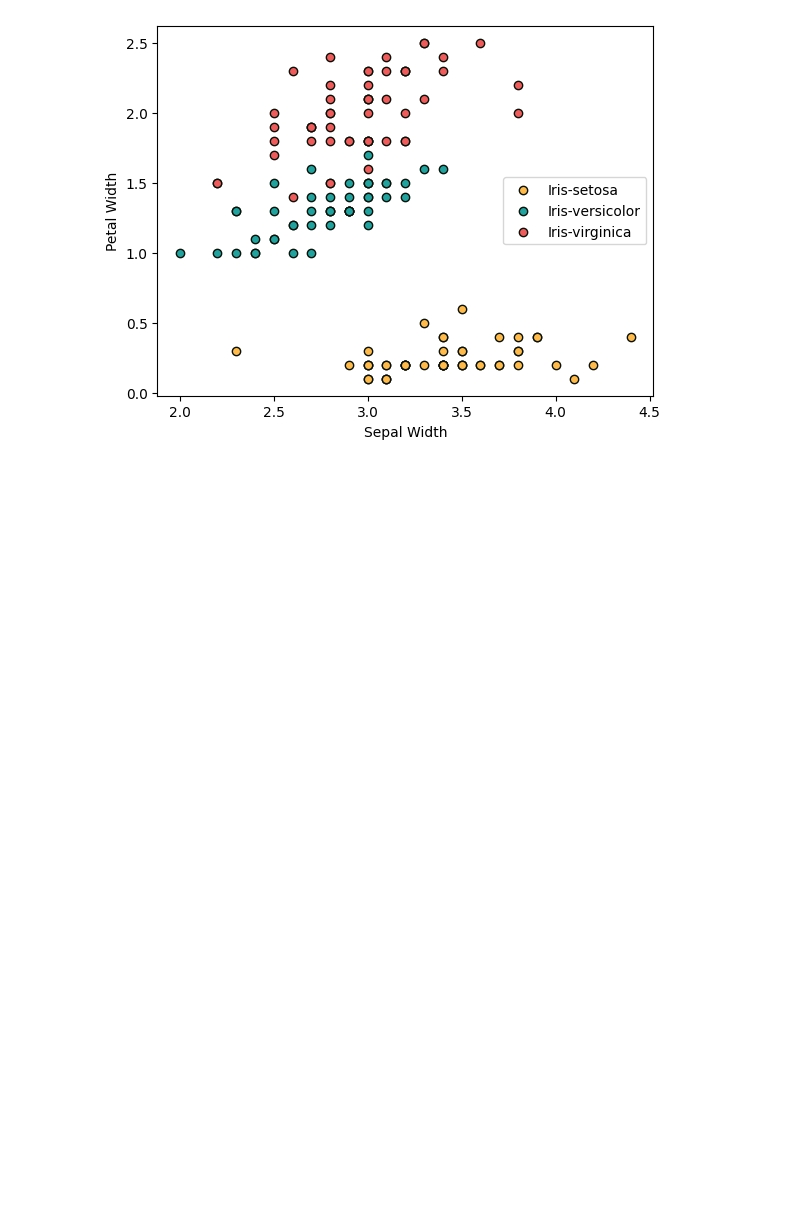
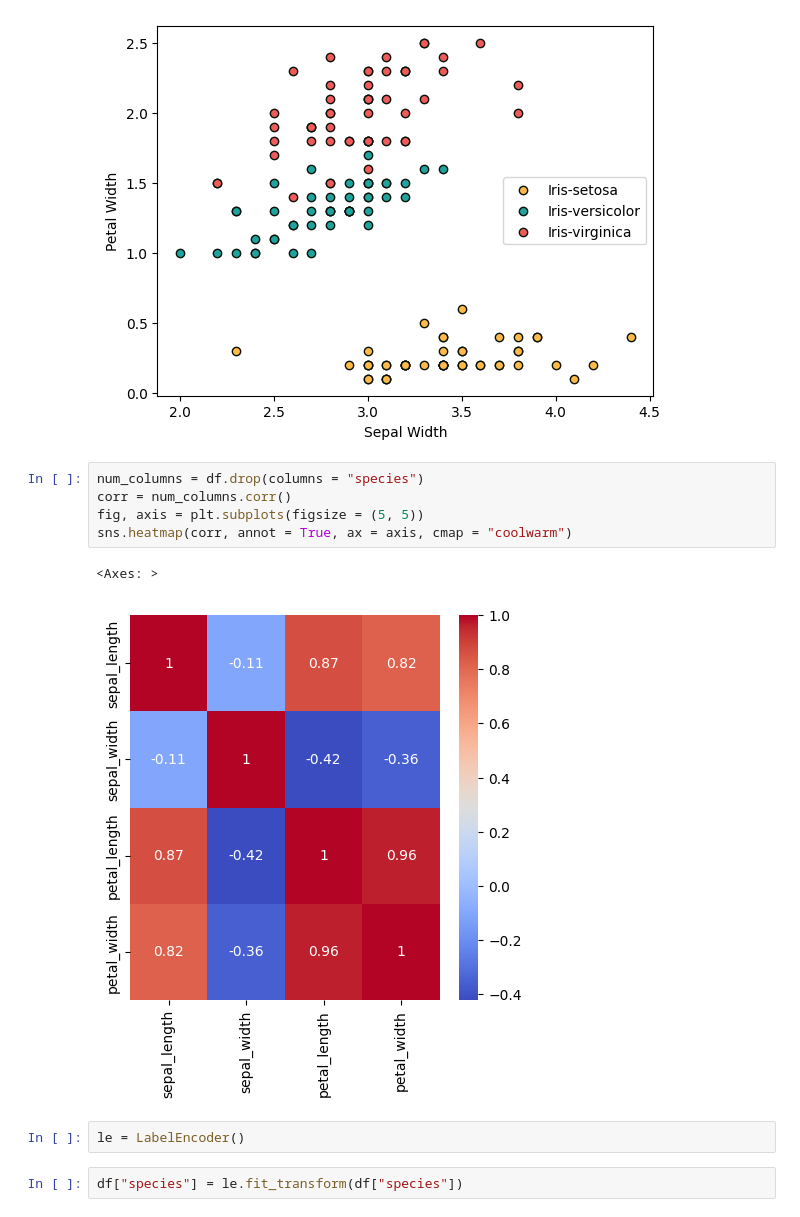
Before and after one commit to devSuryansh/CODSOFT, a Jupyter notebook: IRIS Flower Classification/IRIS_Flower_Classification.ipynb, the cells around one changed output. Saved outputs shown, nothing was run; the diff lists cells and outputs as text; blank space fills up the shorter version.

```diff
--- a/IRIS Flower Classification/IRIS_Flower_Classification.ipynb
+++ b/IRIS Flower Classification/IRIS_Flower_Classification.ipynb
@@ -125,3 +125,15 @@ plt.legend()
 plt.show()
 # %% [output]
 [figure]
+# %%
+num_columns = df.drop(columns = "species")
+corr = num_columns.corr()
+fig, axis = plt.subplots(figsize = (5, 5))
+sns.heatmap(corr, annot = True, ax = axis, cmap = "coolwarm")
+# %% [output]
+<Axes: >
+[figure, added]
+# %%
+le = LabelEncoder()
+# %%
+df["species"] = le.fit_transform(df["species"])
```
Also changed, not shown: parts of 11 cells of this notebook.
